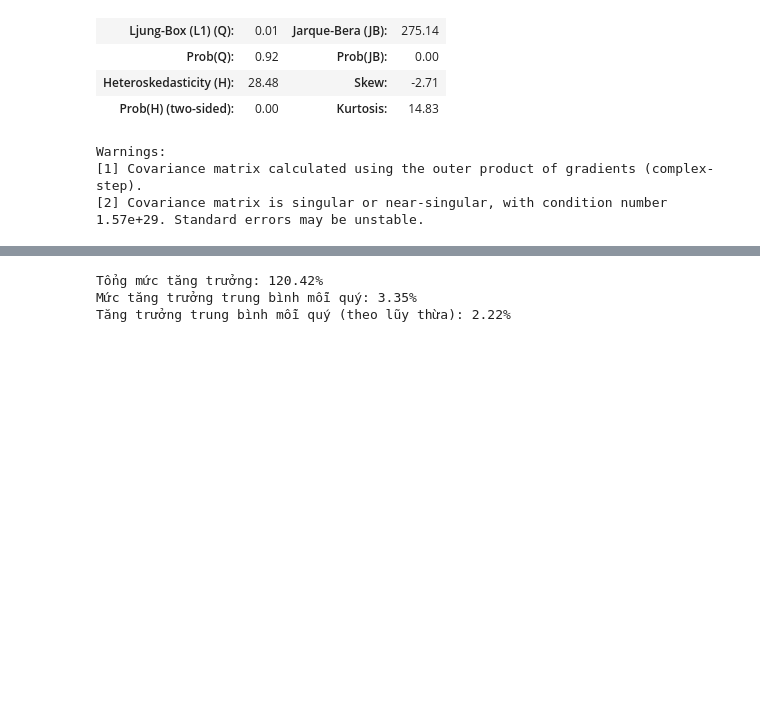
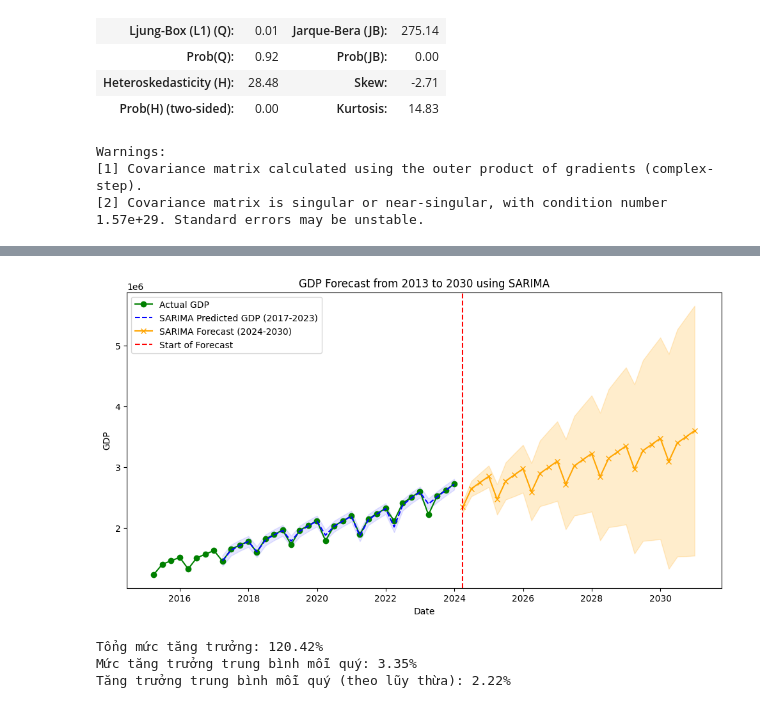
Before and after one commit to Picsaoclone/StatisticProject, a Jupyter notebook: modelSarimax/ArimaModelSuccess.ipynb, the cells around one changed output, grey strips where cells are left out. Cells and saved outputs as stored; diff of their text form; code cells hidden in the pictures; blank space fills up the shorter version.

```diff
--- a/modelSarimax/ArimaModelSuccess.ipynb
+++ b/modelSarimax/ArimaModelSuccess.ipynb
@@ -171,0 +246,7 @@ except Exception as e:
+# %%
+# Kiểm tra và chuyển đổi chỉ số thời gian của gdp_series
+if not isinstance(gdp_series.index, pd.DatetimeIndex):
+    gdp_series.index = pd.to_datetime(gdp_series.index)
+
+# Kiểm tra các giá trị trong chỉ số thời gian để đảm bảo định dạng phù hợp
+print(gdp_series.index)
@@ -172,3 +281,59 @@ except Exception as e:
+# %%
+import pandas as pd
+import matplotlib.pyplot as plt
+from statsmodels.tsa.statespace.sarimax import SARIMAX
+
+# Giả sử gdp_series là chuỗi thời gian GDP với chỉ số thời gian
+# Kiểm tra và chuyển đổi chỉ số của gdp_series sang DatetimeIndex nếu cần
+gdp_series.index = pd.to_datetime(gdp_series.index)
+
+# Khởi tạo mô hình SARIMA với các tham số tối ưu
+model = SARIMAX(gdp_series, order=(1, 1, 1), seasonal_order=(1, 1, 1, 4))
+sarima_model = model.fit(disp=False)
+
+# Dự đoán chỉ từ giai đoạn 2017 trở đi để loại bỏ phần đầu không mong muốn
+in_sample_forecast = sarima_model.get_prediction(start='2017-03-31', end='2023-12-31')
+in_sample_mean = in_sample_forecast.predicted_mean
+in_sample_ci = in_sample_forecast.conf_int()
+
+# Dự đoán cho giai đoạn 2024-2030 (out-of-sample forecast)
+forecast_steps = (2030 - 2024 + 1) * 4  # Dự đoán cho đến năm 2030 với dữ liệu theo quý
+out_of_sample_forecast = sarima_model.get_forecast(steps=forecast_steps)
+forecast_index = pd.date_range(start='2024-03-31', periods=forecast_steps, freq='Q')
+forecast_mean = out_of_sample_forecast.predicted_mean
+forecast_ci = out_of_sample_forecast.conf_int()
+
+# Vẽ biểu đồ so sánh
+plt.figure(figsize=(12, 6))
+
+# Vẽ dữ liệu thực tế
+plt.plot(gdp_series, label='Actual GDP', color='green', marker='o', linestyle='-')
+
+# Vẽ dự đoán trong giai đoạn 2017-2023
+plt.plot(in_sample_mean.index, in_sample_mean, label='SARIMA Predicted GDP (2017-2023)', color='blue', linestyle='--')
+plt.fill_between(in_sample_ci.index,
+                 in_sample_ci.iloc[:, 0],
+                 in_sample_ci.iloc[:, 1],
+                 color='blue', alpha=0.1)
+
+# Vẽ dự đoán cho giai đoạn 2024-2030
+plt.plot(forecast_index, forecast_mean, label='SARIMA Forecast (2024-2030)', color='orange', linestyle='-', marker='x')
+plt.fill_between(forecast_index,
+                 forecast_ci.iloc[:, 0],
+                 forecast_ci.iloc[:, 1],
+                 color='orange', alpha=0.2)
+
+# Vẽ đường dọc để đánh dấu thời điểm bắt đầu dự đoán
+plt.axvline(x=pd.to_datetime('2024-03-31'), color='red', linestyle='--', label='Start of Forecast')
+
+# Thêm tiêu đề và chú thích
+plt.title("GDP Forecast from 2013 to 2030 using SARIMA")
+plt.xlabel("Date")
+plt.ylabel("GDP")
+plt.legend()
+plt.show()
+# %% [output]
+[figure, added]
 # %%
 # 1. Công thức tính tổng mức tăng trưởng
 def calculate_total_growth(start_gdp, end_gdp):
```
Also changed, not shown: parts of 9 cells of this notebook.
